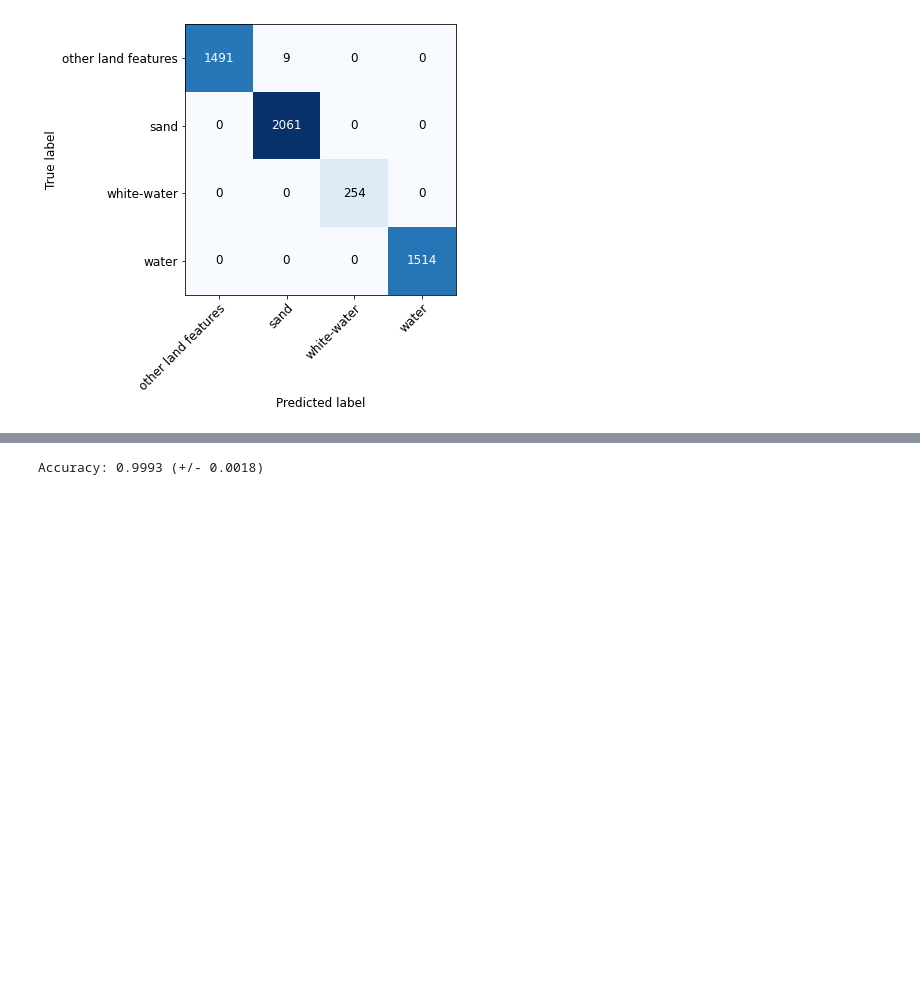
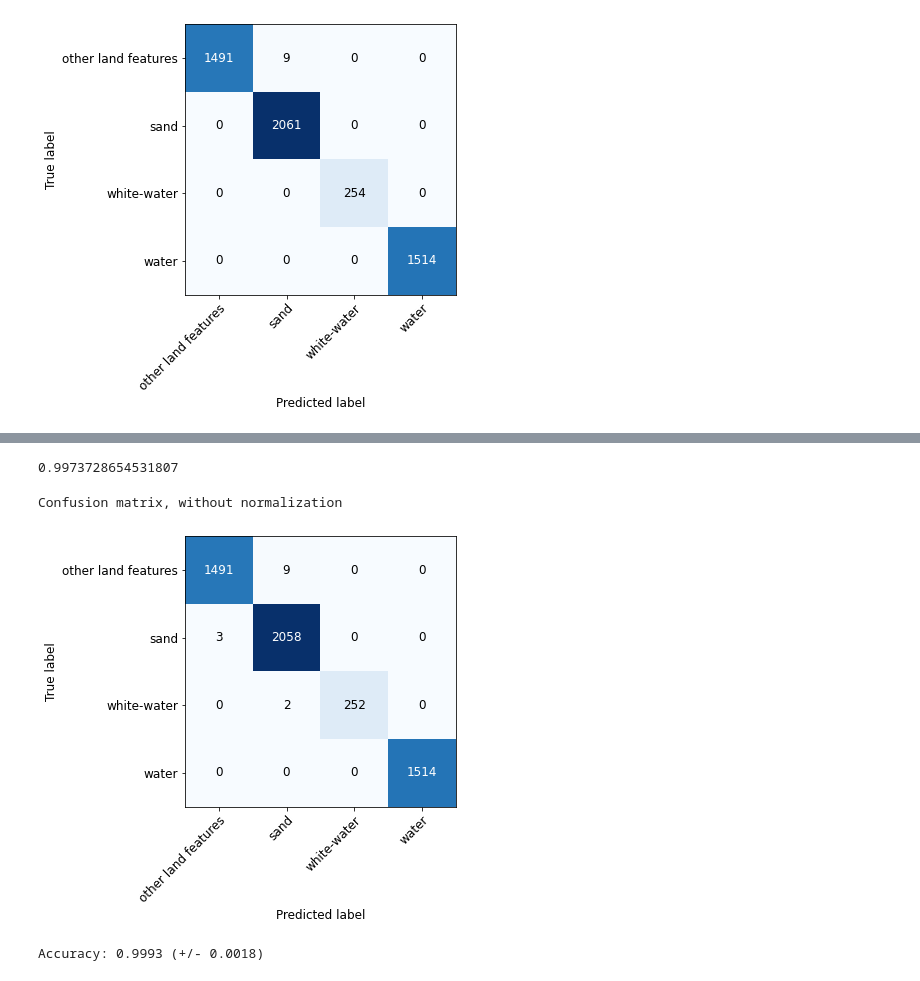
Before and after one commit to acse-th119/CoastSat, a Jupyter notebook: classification/train_new_classifier.ipynb, the cells around one changed output, grey strips where cells are left out. Saved outputs shown, nothing was run; the diff lists cells and outputs as text; code cells hidden in the pictures; blank space fills up the shorter version.

```diff
--- a/classification/train_new_classifier.ipynb
+++ b/classification/train_new_classifier.ipynb
@@ -275,3 +295,18 @@ Confusion matrix, without normalization
+# %%
+from sklearn.tree import DecisionTreeClassifier
+tino_cartclassifier = DecisionTreeClassifier()
+tino_cartclassifier.fit(X_train,y_train)
+print(tino_cartclassifier.score(X_test,y_test))
+# %% [output]
+0.9973728654531807
+# %%
+y_pred = tino_cartclassifier.predict(X_test)
+SDS_classify.plot_confusion_matrix(y_test, y_pred,
+                                   classes=['other land features','sand','white-water','water'],
+                                   normalize=False);
+# %% [output]
+Confusion matrix, without normalization
+[figure, added]
 # %%
 # cross-validation
 scores = cross_val_score(classifier, X, y, cv=10)
```
Also changed, not shown: parts of 8 cells of this notebook.
